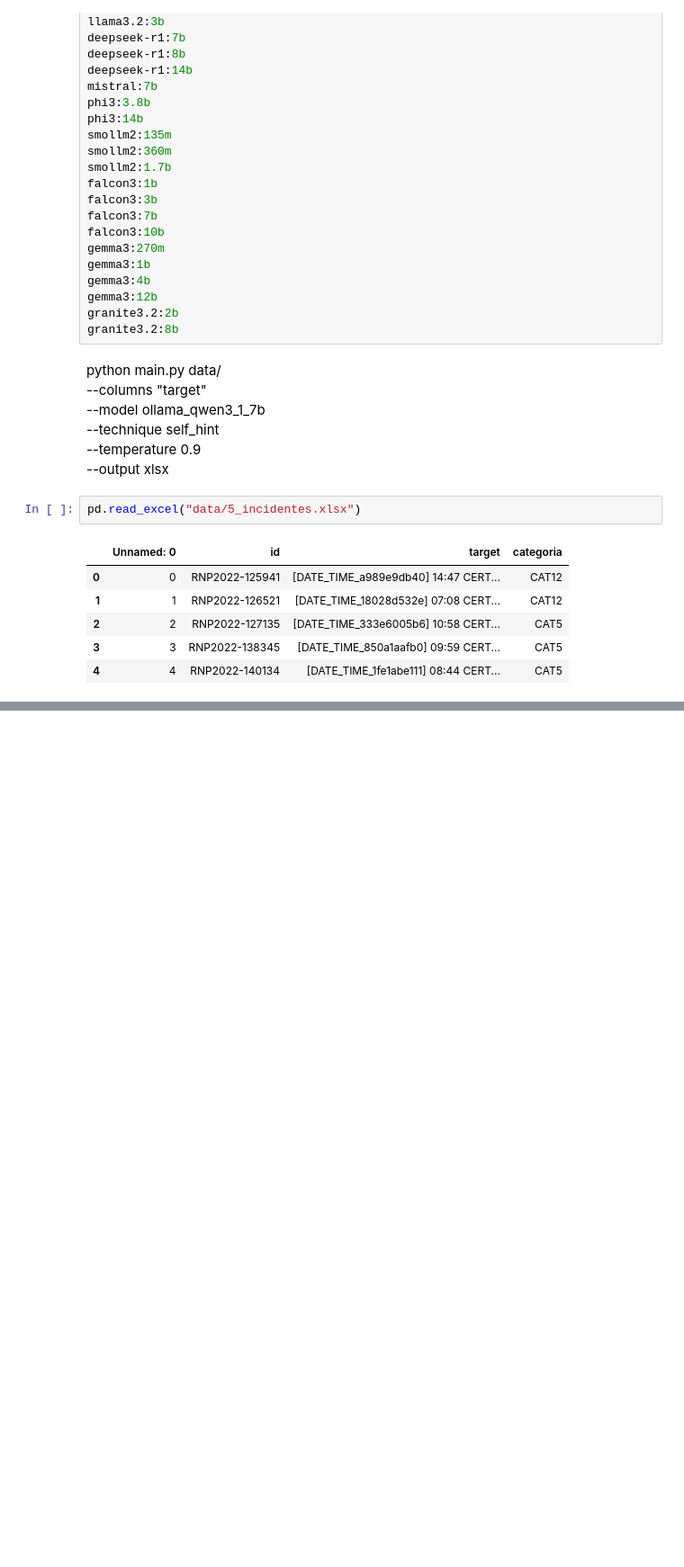
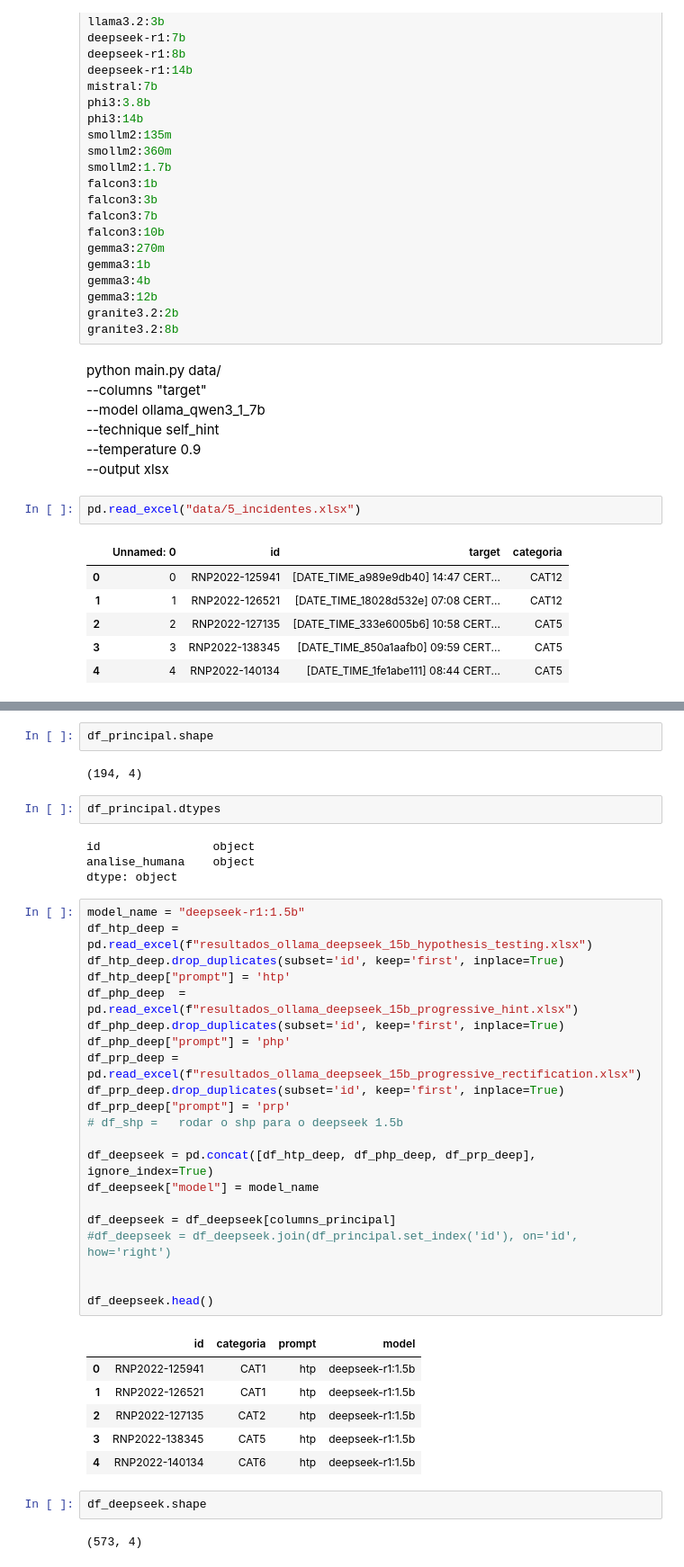
Before and after one commit to AILabs4All/FrameworkPE, a Jupyter notebook: teste_.ipynb, the cells around one changed output, grey strips where cells are left out. Shown: that part at 90% size. Cells and saved outputs as stored; diff of their text form; blank space fills up the shorter version.

```diff
--- a/teste_.ipynb
+++ b/teste_.ipynb
@@ -176,0 +195,42 @@ pd.read_excel("data/5_incidentes.xlsx")
+# %%
+df_principal.shape
+# %% [output]
+(194, 4)
+# %%
+df_principal.dtypes
+# %% [output]
+id                object
+analise_humana    object
+dtype: object
+# %%
+model_name = "deepseek-r1:1.5b"
+df_htp_deep = pd.read_excel(f"resultados_ollama_deepseek_15b_hypothesis_testing.xlsx")
+df_htp_deep.drop_duplicates(subset='id', keep='first', inplace=True)
+df_htp_deep["prompt"] = 'htp'
+df_php_deep  = pd.read_excel(f"resultados_ollama_deepseek_15b_progressive_hint.xlsx")
+df_php_deep.drop_duplicates(subset='id', keep='first', inplace=True)
+df_php_deep["prompt"] = 'php'
+df_prp_deep = pd.read_excel(f"resultados_ollama_deepseek_15b_progressive_rectification.xlsx")
+df_prp_deep.drop_duplicates(subset='id', keep='first', inplace=True)
+df_prp_deep["prompt"] = 'prp'
+# df_shp =   rodar o shp para o deepseek 1.5b
+
+df_deepseek = pd.concat([df_htp_deep, df_php_deep, df_prp_deep], ignore_index=True)
+df_deepseek["model"] = model_name
+
+df_deepseek = df_deepseek[columns_principal]
+#df_deepseek = df_deepseek.join(df_principal.set_index('id'), on='id', how='right')
+
+
+df_deepseek.head()
+# %% [output]
+|  | id | categoria | prompt | model |
+| 0 | RNP2022-125941 | CAT1 | htp | deepseek-r1:1.5b |
+| 1 | RNP2022-126521 | CAT1 | htp | deepseek-r1:1.5b |
+| 2 | RNP2022-127135 | CAT2 | htp | deepseek-r1:1.5b |
+| 3 | RNP2022-138345 | CAT5 | htp | deepseek-r1:1.5b |
+| 4 | RNP2022-140134 | CAT6 | htp | deepseek-r1:1.5b |
+# %%
+df_deepseek.shape
+# %% [output]
+(573, 4)
```
Also changed, not shown: parts of 16 cells of this notebook, 16 other files.
